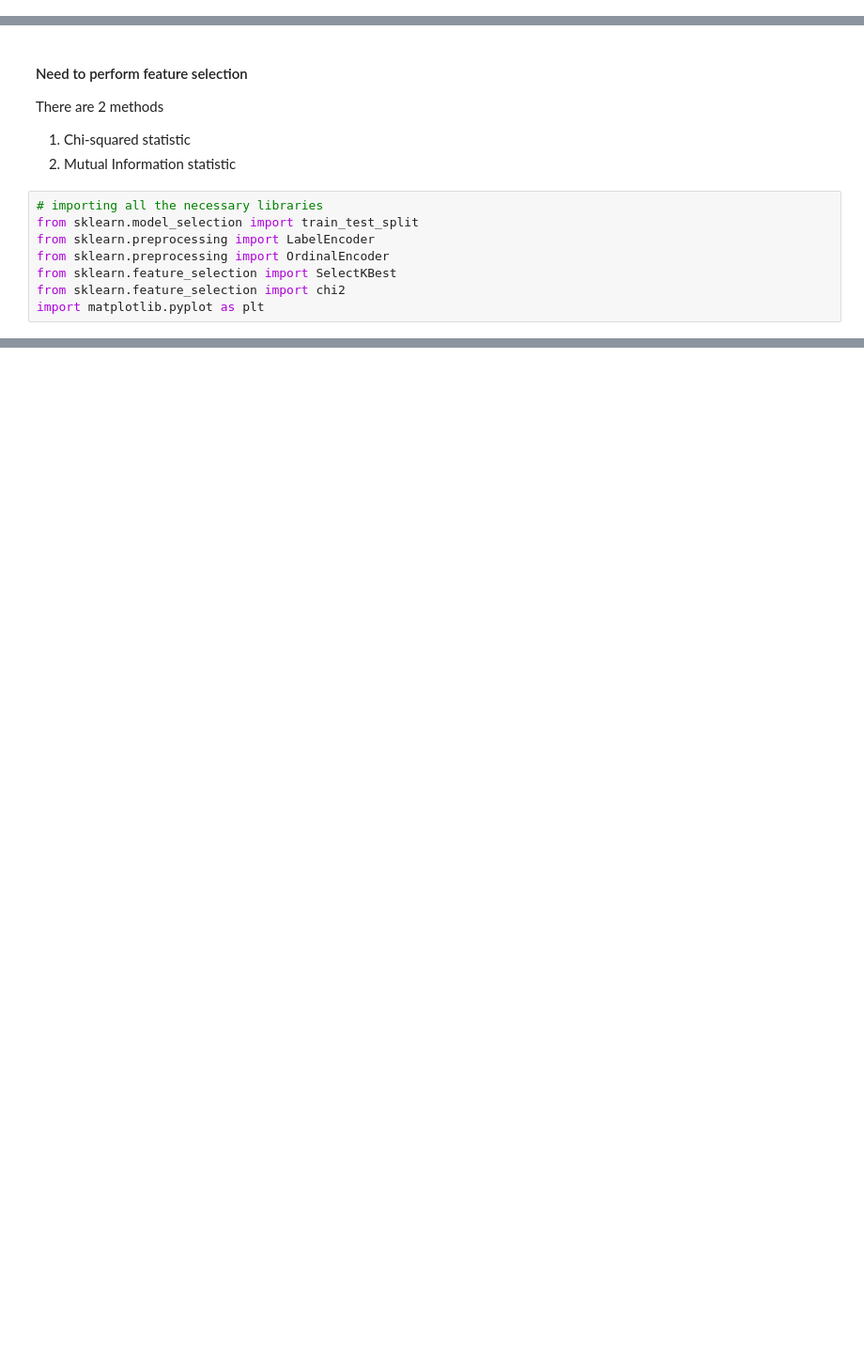
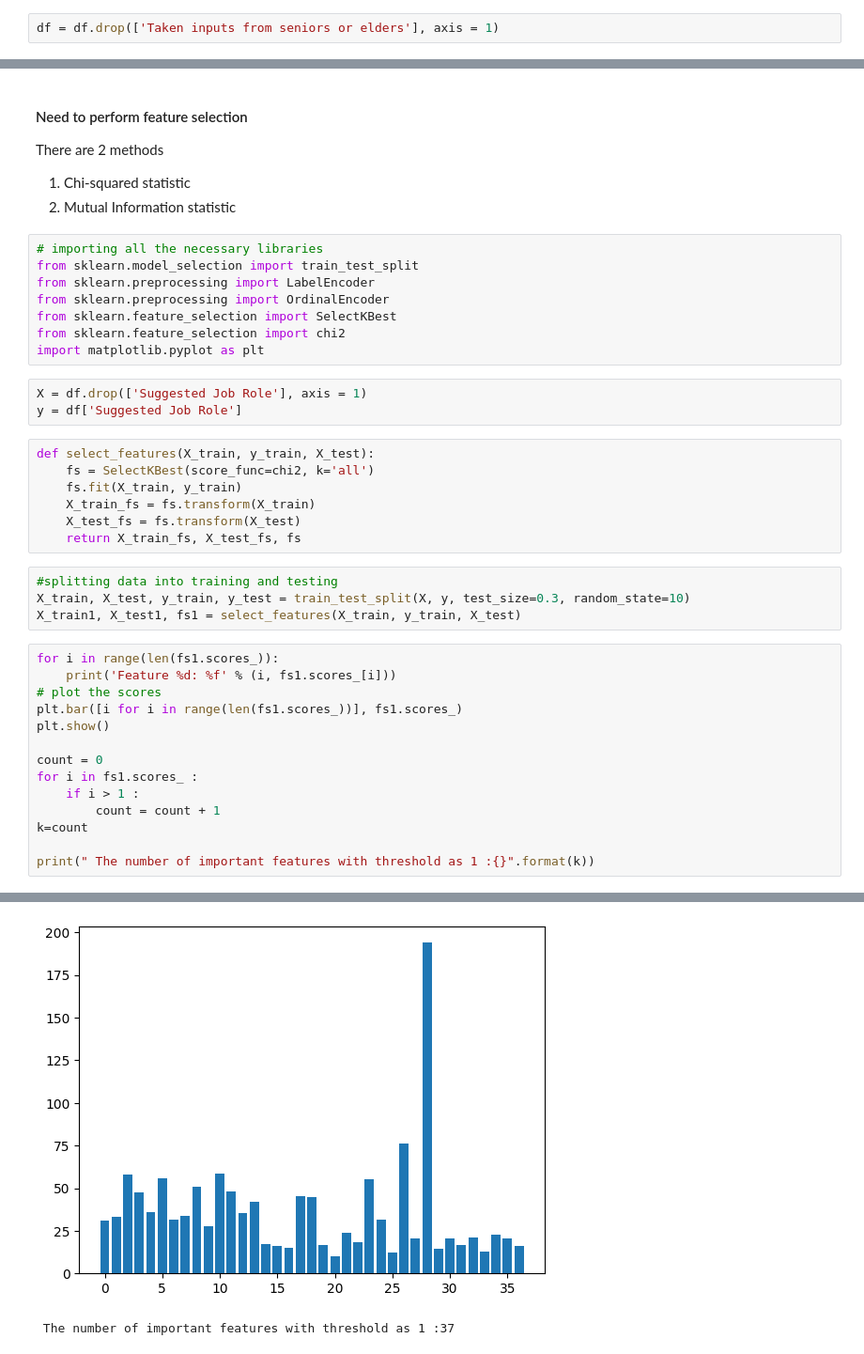
Before and after one commit to Annarhysa/Career-Guidance, a Jupyter notebook: ML-model-aptitude-test/test.ipynb, the cells around one changed output, grey strips where cells are left out. Shown: that part at 94% size. Cells and saved outputs as stored; diff of their text form; blank space fills up the shorter version.

Commit message:
Chi sqaure test successful

```diff
--- a/ML-model-aptitude-test/test.ipynb
+++ b/ML-model-aptitude-test/test.ipynb
@@ -13,6 +14,8 @@ df.head()
 | 3 | 76 | 87 | 60 | 84 | ... |
 | 4 | 92 | 62 | 90 | 67 | ... |
 5 rows × 39 columns
+# %%
+df = df.drop(['Taken inputs from seniors or elders'], axis = 1)
 # %%
 # extracting the values and labels
 data = df.iloc[:49,:-1].values
@@ -78,3 +116,32 @@ from sklearn.preprocessing import OrdinalEncoder
 from sklearn.feature_selection import SelectKBest
 from sklearn.feature_selection import chi2
 import matplotlib.pyplot as plt
+# %%
+X = df.drop(['Suggested Job Role'], axis = 1)
+y = df['Suggested Job Role']
+# %%
+def select_features(X_train, y_train, X_test):
+	fs = SelectKBest(score_func=chi2, k='all')
+	fs.fit(X_train, y_train)
+	X_train_fs = fs.transform(X_train)
+	X_test_fs = fs.transform(X_test)
+	return X_train_fs, X_test_fs, fs
+# %%
+#splitting data into training and testing
+X_train, X_test, y_train, y_test = train_test_split(X, y, test_size=0.3, random_state=10)
+X_train1, X_test1, fs1 = select_features(X_train, y_train, X_test)
+# %%
+for i in range(len(fs1.scores_)):
+	print('Feature %d: %f' % (i, fs1.scores_[i]))
+# plot the scores
+plt.bar([i for i in range(len(fs1.scores_))], fs1.scores_)
+plt.show()
+
+count = 0
+for i in fs1.scores_ :
+    if i > 1 :
+        count = count + 1
+k=count
+
+print(" The number of important features with threshold as 1 :{}".format(k))
+# %% [output]
@@ -80,0 +165,2 @@ import matplotlib.pyplot as plt
+[figure, added]
+ The number of important features with threshold as 1 :37
```
Also changed, not shown: parts of 3 cells of this notebook.
